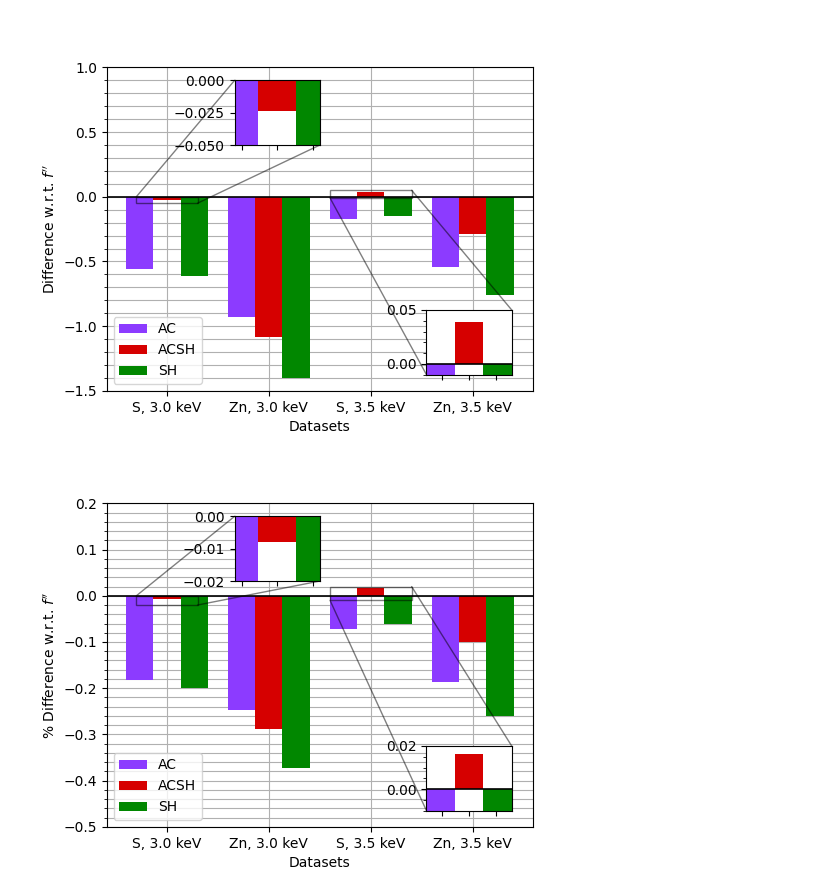
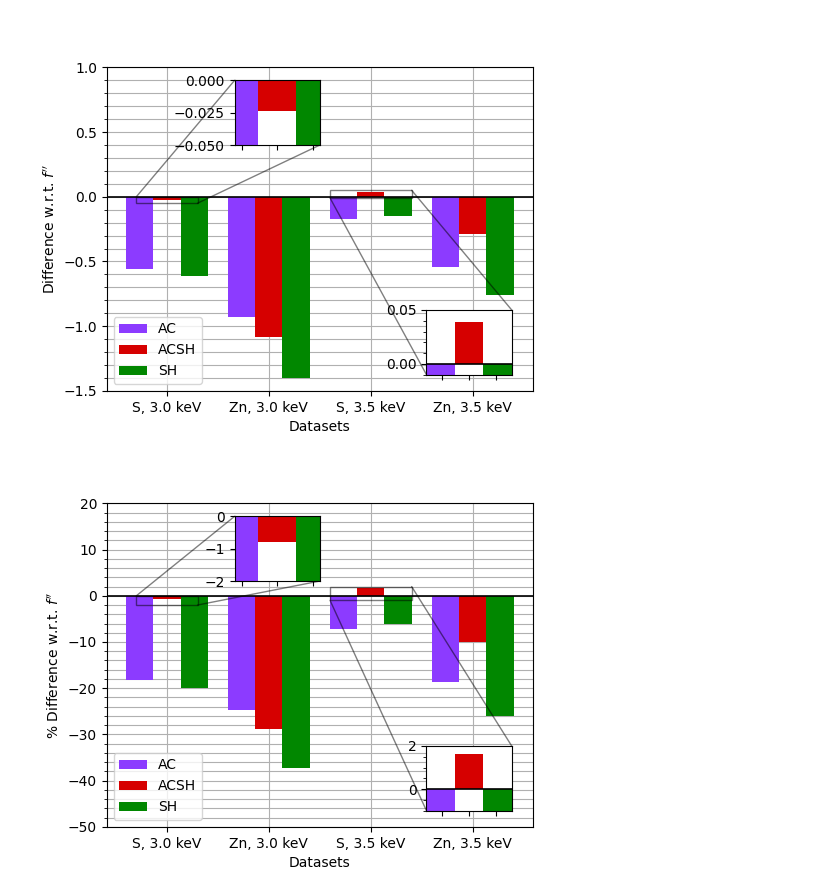
Before and after one commit to TihiMihi/DLS_Tihana_scripts, a Jupyter notebook: Thesis python scripts/FDP.ipynb, the cells around one changed output. Saved outputs shown, nothing was run; the diff lists cells and outputs as text; code cells hidden in the pictures.

```diff
--- a/Thesis python scripts/FDP.ipynb
+++ b/Thesis python scripts/FDP.ipynb
@@ -128,37 +128,37 @@ plt.savefig('/home/icf19162/CP5-Thesis/plots/exp1/tlys_2_P6122/FDP_diff.pdf')
 
 
 # PERCENTAGE DIFFERENCE
 
 fig, ax = plt.subplots(figsize=(5.5,4.2))
 x_cat = ["S, 3.0 keV", "Zn, 3.0 keV","S, 3.5 keV","Zn, 3.5 keV"]
-bar_plot(ax, {'AC':(ac - theoretical)/theoretical,'ACSH':(acsh- theoretical)/theoretical,'SH':(sh- theoretical)/theoretical}, colors=[cc.glasbey[1], cc.glasbey[0], cc.glasbey[2]])
+bar_plot(ax, {'AC':100*(ac - theoretical)/theoretical,'ACSH':100*(acsh- theoretical)/theoretical,'SH':100*(sh- theoretical)/theoretical}, colors=[cc.glasbey[1], cc.glasbey[0], cc.glasbey[2]])
 ax.set_xticks([0,1,2,3])
 ax.set_xticklabels(x_cat)
 ax.set_ylabel("% Difference w.r.t. $f''$")
 ax.set_xlabel("Datasets")
 ax.yaxis.set_minor_locator(mticker.AutoMinorLocator())
 ax.grid(which='both')
 ax.axhline(0, c='black',lw=1.2)
-ax.set_ylim(-0.5,0.2)
+ax.set_ylim(-0.5*100,0.2*100)
 leg = ax.get_legend()
 leg.set_loc('lower left')
-x1, x2, y1, y2 = -0.3, 0.3, -0.02, 0
+x1, x2, y1, y2 = -0.3, 0.3, -0.02*100, 0
 axins = ax.inset_axes([0.3,0.76,0.2,0.2], xlim=(x1, x2), ylim=(y1, y2), xticklabels=[])
 axins.yaxis.set_major_formatter(mticker.ScalarFormatter())
-bar_plot(axins, {'AC':(ac - theoretical)/theoretical,'ACSH':(acsh- theoretical)/theoretical,'SH':(sh- theoretical)/theoretical}, colors=[cc.glasbey[1], cc.glasbey[0], cc.glasbey[2]])
+bar_plot(axins, {'AC':100*(ac - theoretical)/theoretical,'ACSH':100*(acsh- theoretical)/theoretical,'SH':100*(sh- theoretical)/theoretical}, colors=[cc.glasbey[1], cc.glasbey[0], cc.glasbey[2]])
 ax.indicate_inset_zoom(axins, edgecolor="black")
 axins.get_legend().set_visible(False)
-x1, x2, y1, y2 = 1.6, 2.4, -0.01, 0.02
+x1, x2, y1, y2 = 1.6, 2.4, -0.01*100, 0.02*100
 axins = ax.inset_axes([0.75,0.05,0.2,0.2], xlim=(x1, x2), ylim=(y1, y2), xticklabels=[])
 axins.yaxis.set_major_formatter(mticker.ScalarFormatter())
 axins.yaxis.set_minor_locator(mticker.AutoMinorLocator())
 ax.set_axisbelow(True)
 
 axins.axhline(0, c='black',lw=1.2)
-bar_plot(axins, {'AC':(ac - theoretical)/theoretical,'ACSH':(acsh- theoretical)/theoretical,'SH':(sh- theoretical)/theoretical}, colors=[cc.glasbey[1], cc.glasbey[0], cc.glasbey[2]])
+bar_plot(axins, {'AC':100*(ac - theoretical)/theoretical,'ACSH':100*(acsh- theoretical)/theoretical,'SH':100*(sh- theoretical)/theoretical}, colors=[cc.glasbey[1], cc.glasbey[0], cc.glasbey[2]])
 ax.indicate_inset_zoom(axins, edgecolor="black")
 axins.get_legend().set_visible(False)
 plt.savefig('/home/icf19162/CP5-Thesis/plots/exp1/tlys_2_P6122/FDP_percent_diff.pdf')
 # %% [output]
 [figure]
-[figure, old version]
+[figure, new version]
```
Also changed, not shown: 4 other files.
